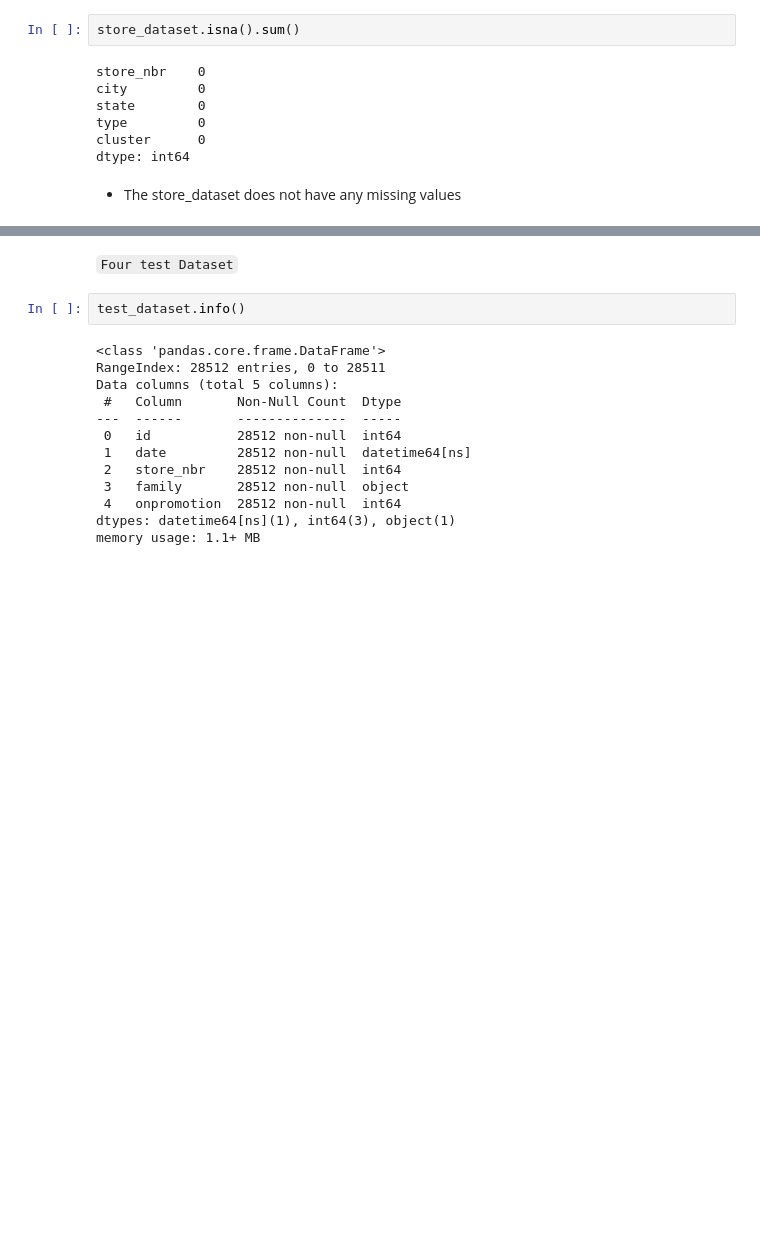
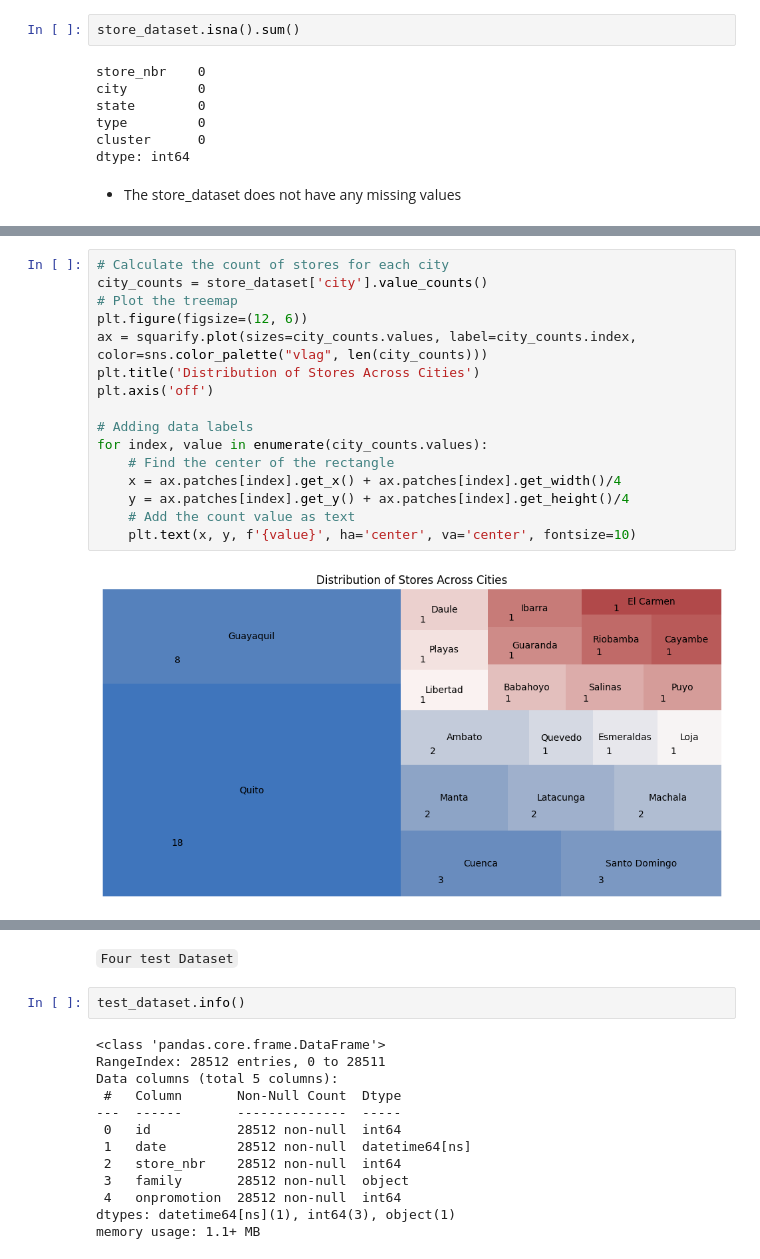
Before and after one commit to heldana30/Time_Series_Regression_Analysis, a Jupyter notebook: time_series_regression_analysis.ipynb, the cells around one changed output, grey strips where cells are left out. Drawn from its saved outputs; the diff is of its cells as text; blank space fills up the shorter version.

```diff
--- a/time_series_regression_analysis.ipynb
+++ b/time_series_regression_analysis.ipynb
@@ -351,0 +383,18 @@ dtype: int64
+# %%
+# Calculate the count of stores for each city
+city_counts = store_dataset['city'].value_counts()
+# Plot the treemap
+plt.figure(figsize=(12, 6))
+ax = squarify.plot(sizes=city_counts.values, label=city_counts.index, color=sns.color_palette("vlag", len(city_counts)))
+plt.title('Distribution of Stores Across Cities')
+plt.axis('off')
+
+# Adding data labels
+for index, value in enumerate(city_counts.values):
+    # Find the center of the rectangle
+    x = ax.patches[index].get_x() + ax.patches[index].get_width()/4
+    y = ax.patches[index].get_y() + ax.patches[index].get_height()/4
+    # Add the count value as text
+    plt.text(x, y, f'{value}', ha='center', va='center', fontsize=10)
+# %% [output]
+[figure, added]
```
Also changed, not shown: parts of 17 cells of this notebook.
